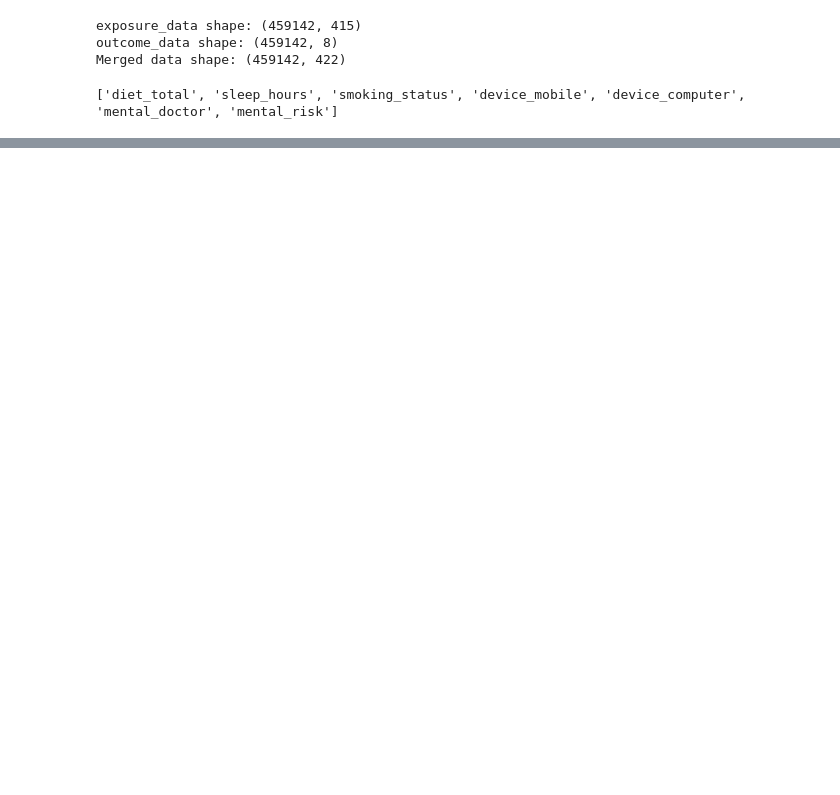
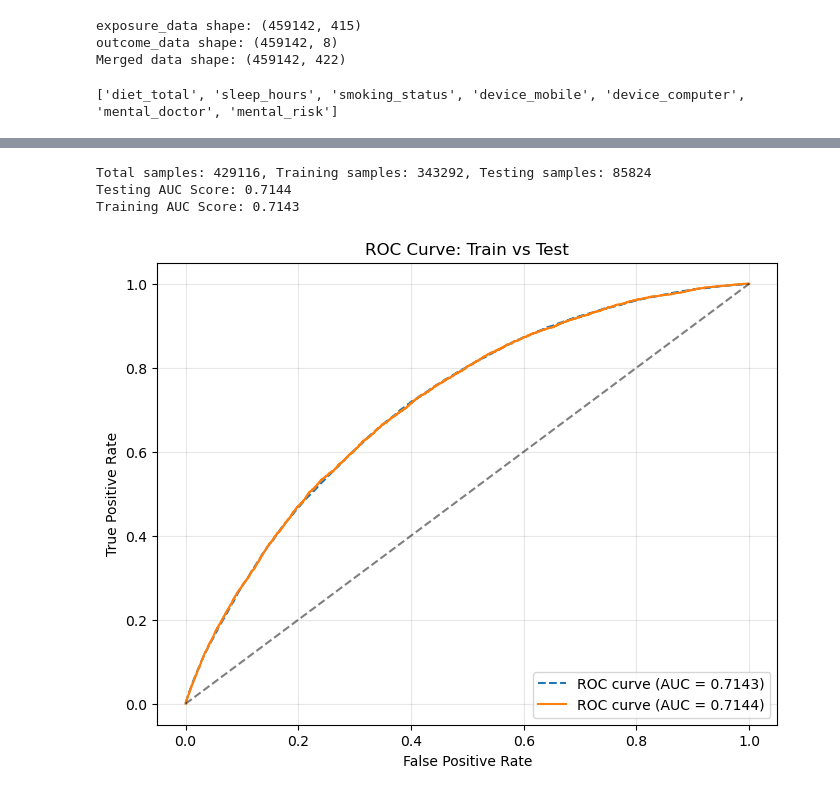
Before and after one commit to jialezhao666/Project-30---Causal-Modeling-of-Lifestyle-Factors-for-CVD-Risk-Prediction, a Jupyter notebook: baseline_regression.ipynb, the cells around one changed output, grey strips where cells are left out. Saved outputs shown, nothing was run; the diff lists cells and outputs as text; code cells hidden in the pictures; blank space fills up the shorter version.

Commit message:
Adding AUC score for baseline_regression

```diff
--- a/baseline_regression.ipynb
+++ b/baseline_regression.ipynb
@@ -128,3 +131,41 @@ BMI                   1.047737  1.053386    1.050558  4.447931e-283
 genetic_sex           1.969127  2.079459    2.023541   0.000000e+00
 const                 0.000095  0.000133    0.000113   0.000000e+00
 age_defined_baseline  1.081883  1.086118    1.083998   0.000000e+00
+# %%
+data_split = df_model[[target_col] + model_cols].dropna() # drop rows with missing values in target and model columns
+
+X1 = data_split[model_cols] # features
+Y1 = data_split[target_col] # target variable
+
+X1 = sm.add_constant(X1) # add intercept
+X_train, X_test, Y_train, Y_test = train_test_split(X1, Y1, test_size=0.2, random_state=42) # split into train and test sets
+
+print(f'Total samples: {len(data_split)}, Training samples: {len(X_train)}, Testing samples: {len(X_test)}')
+
+model = sm.Logit(Y_train, X_train).fit(disp = 0) # fit model on training data
+
+y_test_prob = model.predict(X_test) # predict probabilities on test set
+y_train_prob = model.predict(X_train) # predict probabilities on training set
+
+auc_test = roc_auc_score(Y_test, y_test_prob) # calculate AUC score for testing set
+auc_train = roc_auc_score(Y_train, y_train_prob) # calculate AUC score for training set
+print(f'Testing AUC Score: {auc_test:.4f}')
+print(f'Training AUC Score: {auc_train:.4f}')
+
+fpr_test, tpr_test, thresholds = roc_curve(Y_test, y_test_prob) # calculate false positive rate and true positive rate for testing ROC curve
+fpr_train, tpr_train, thresholds = roc_curve(Y_train, y_train_prob) # calculate false positive rate and true positive rate for training ROC curve
+plt.figure(figsize=(8, 6))
+plt.plot(fpr_train, tpr_train, linestyle = '--', label=f'ROC curve (AUC = {auc_train:.4f})') # plot training ROC curve
+plt.plot(fpr_test, tpr_test, linestyle = '-', label=f'ROC curve (AUC = {auc_test:.4f})') # plot testing ROC curve
+plt.plot([0, 1], [0, 1], 'k--', alpha = 0.5) # plot diagonal line for reference
+plt.xlabel('False Positive Rate') # label x-axis
+plt.ylabel('True Positive Rate') # label y-axis
+plt.title('ROC Curve: Train vs Test') # title for the plot
+plt.legend(loc='lower right') # show legend
+plt.grid(True,alpha=0.3) # add grid
+plt.show() # display the plot
+# %% [output]
+Total samples: 429116, Training samples: 343292, Testing samples: 85824
+Testing AUC Score: 0.7144
+Training AUC Score: 0.7143
+[figure, added]
```
Also changed, not shown: parts of 3 cells of this notebook.
